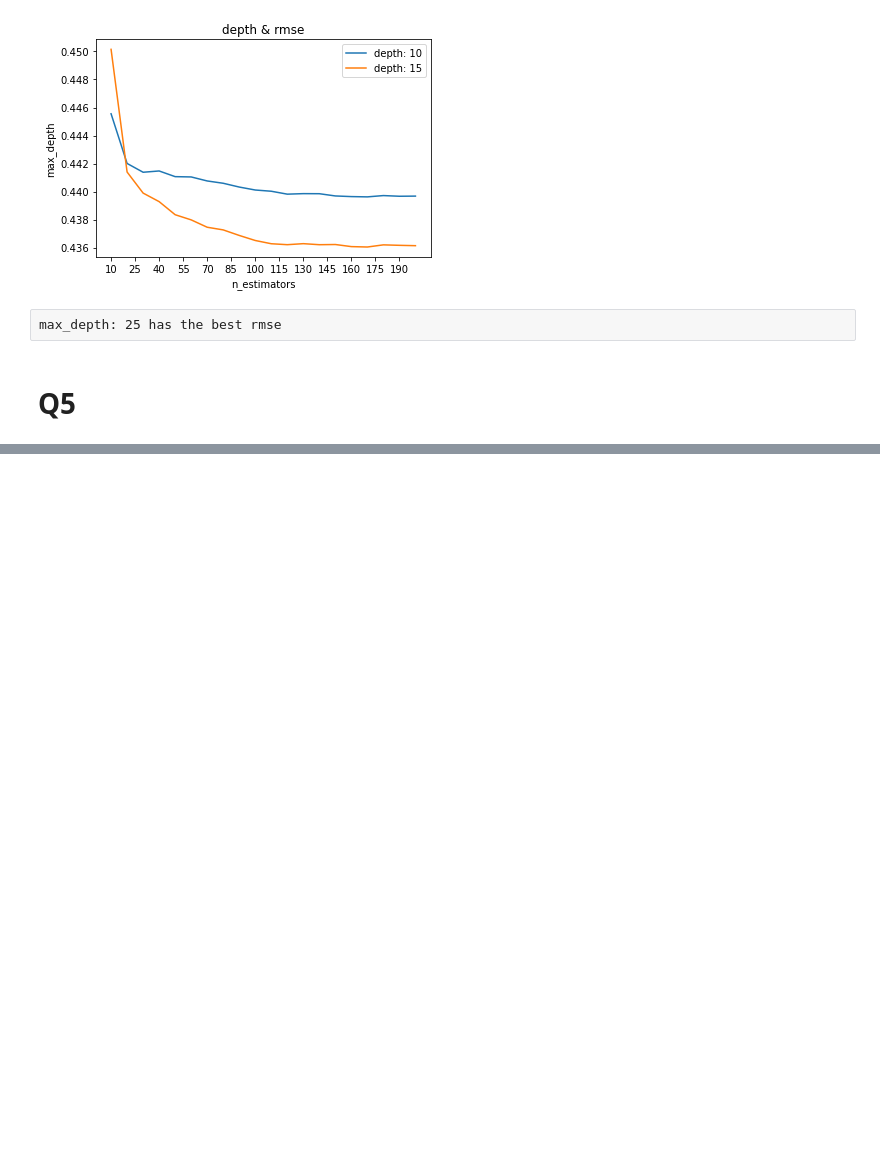
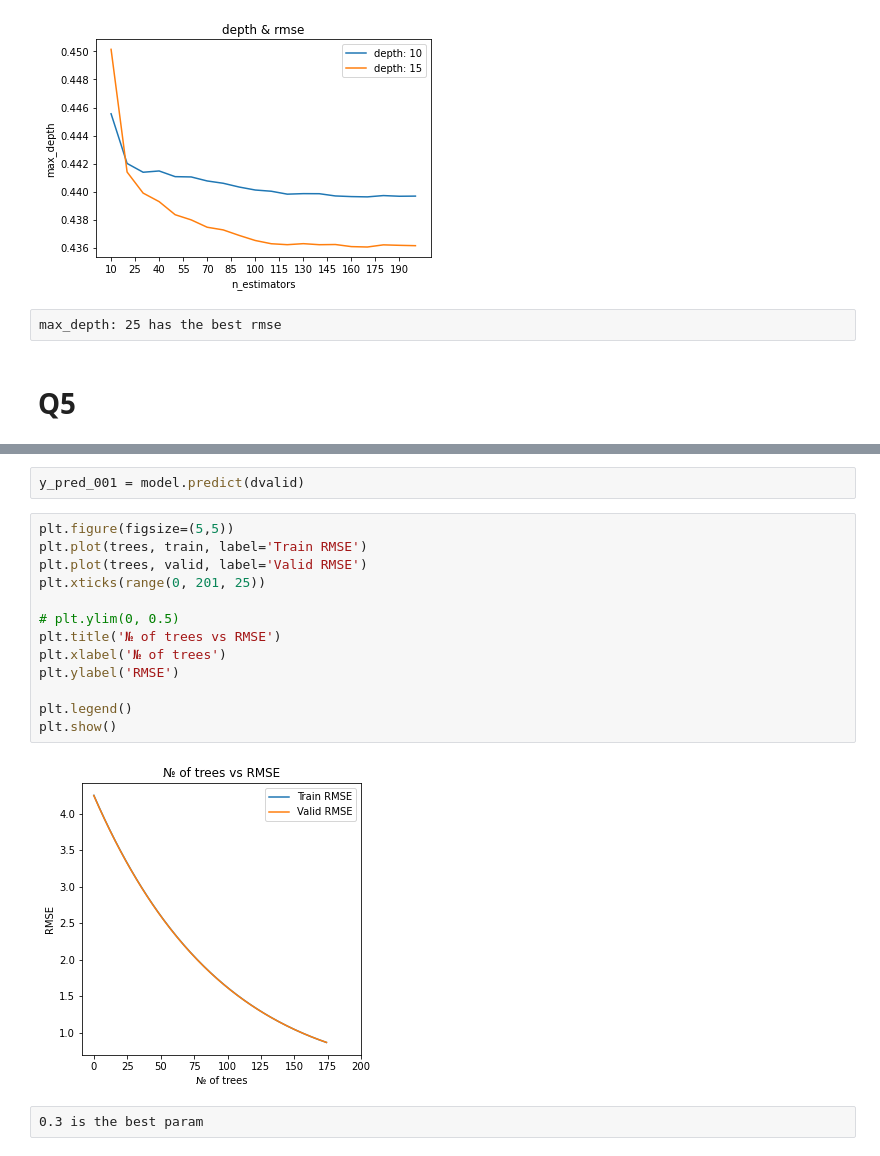
Before and after one commit to SleeplessChallenger/ML_ZoomCamp_code, a Jupyter notebook: 5.DecisionTree_EnsembleLearning/airbnb_price.ipynb, the cells around one changed output, grey strips where cells are left out. Saved outputs shown, nothing was run; the diff lists cells and outputs as text; blank space fills up the shorter version.

```diff
--- a/5.DecisionTree_EnsembleLearning/airbnb_price.ipynb
+++ b/5.DecisionTree_EnsembleLearning/airbnb_price.ipynb
@@ -254,0 +420,19 @@ max_depth: 25 has the best rmse
+# %%
+y_pred_001 = model.predict(dvalid)
+# %%
+plt.figure(figsize=(5,5))
+plt.plot(trees, train, label='Train RMSE')
+plt.plot(trees, valid, label='Valid RMSE')
+plt.xticks(range(0, 201, 25))
+
+# plt.ylim(0, 0.5)
+plt.title('№ of trees vs RMSE')
+plt.xlabel('№ of trees')
+plt.ylabel('RMSE')
+
+plt.legend()
+plt.show()
+# %% [output]
+[figure, added]
+# %% [raw]
+0.3 is the best param
```
Also changed, not shown: parts of 20 cells of this notebook.
